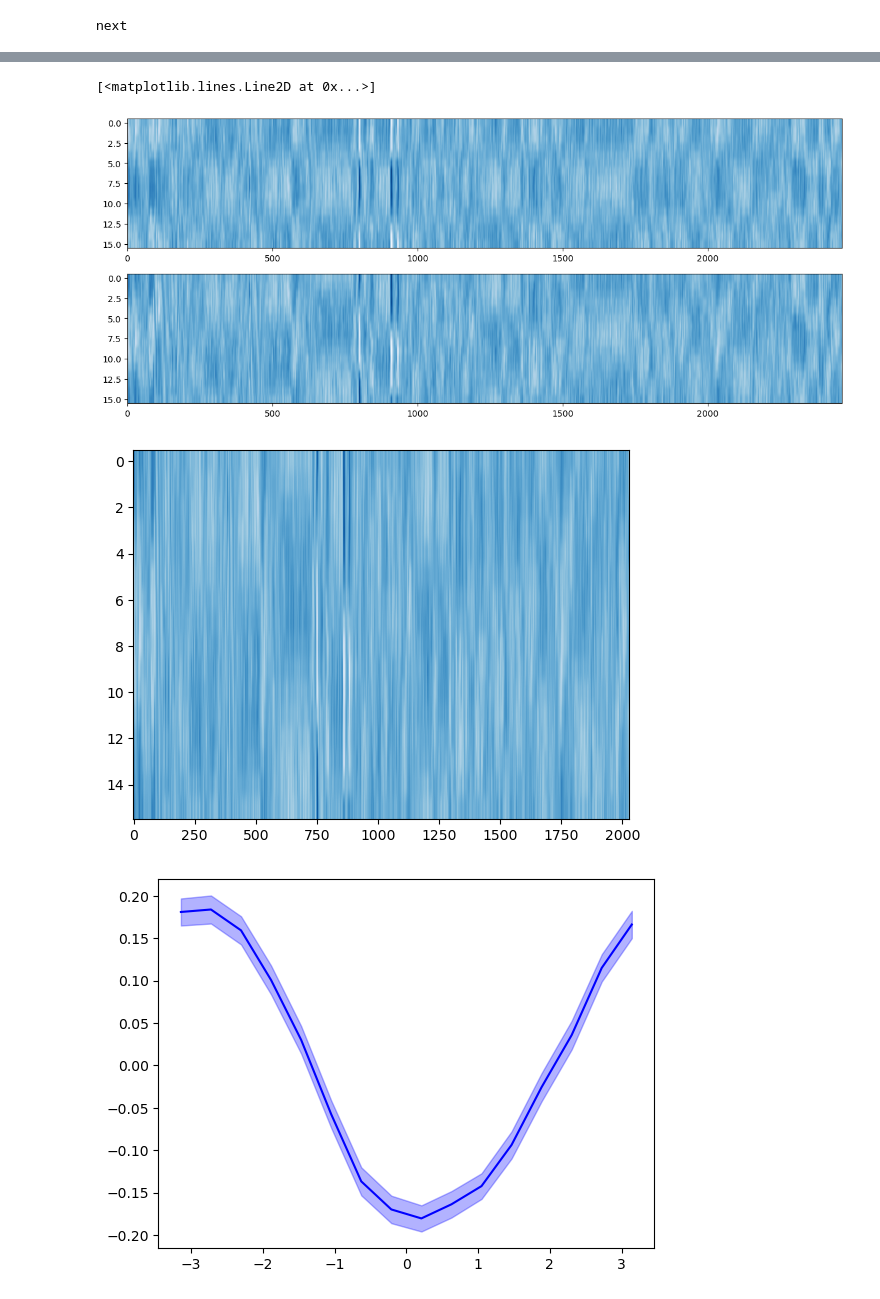
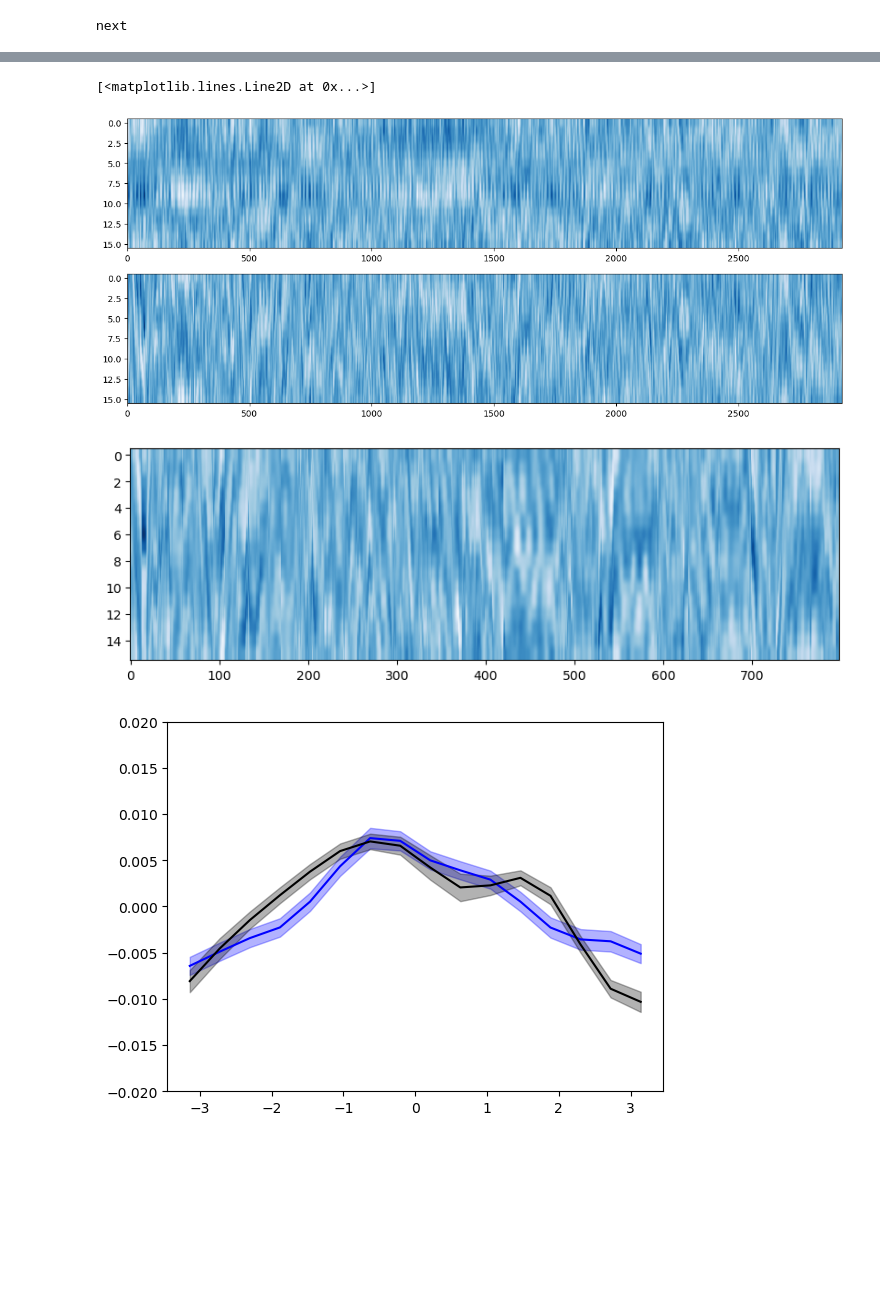
Before and after one commit to yfisher-lab/NeuromodPlasticity, a Jupyter notebook: Notebooks/ring_terminal_imaging/R4d_sytjGCaMP7f_attp2_preprocessing.ipynb, the cells around one changed output, grey strips where cells are left out. Drawn from its saved outputs; the diff is of its cells as text; code cells hidden in the pictures; blank space fills up the shorter version.

```diff
--- a/Notebooks/ring_terminal_imaging/R4d_sytjGCaMP7f_attp2_preprocessing.ipynb
+++ b/Notebooks/ring_terminal_imaging/R4d_sytjGCaMP7f_attp2_preprocessing.ipynb
@@ -62,3 +84,5 @@ if True:
 # %%
-y_sm = sp.ndimage.gaussian_filter1d(sp.ndimage.gaussian_filter1d(-y, 1, axis=-1),.7,axis=1, mode='wrap')
+# y_sm = sp.ndimage.gaussian_filter1d(sp.ndimage.gaussian_filter1d(y-1, 1, axis=-1),.7,axis=1, mode='wrap')
+y_sm = sp.ndimage.gaussian_filter1d(sp.ndimage.gaussian_filter1d(1-y, 2, axis=-1),1,axis=1, mode='wrap')
+# heading = sp.ndimage.gaussian_filter1d(sp.ndimage.median_filter(heading,(5,)),2)
 # y_sm = -y
@@ -109,6 +141,7 @@ ax.scatter(dh, dphi)
 # %%
-fig, ax= plt.subplots(3,1, figsize=[15,6], sharex=True)
-ax[0].imshow(y_sm[0,:,:] - y_sm[0,:,:].mean(axis=0), aspect='auto', cmap= 'Blues', vmin=-2, vmax=2)
+fig, ax= plt.subplots(4,1, figsize=[15,6], sharex=True)
+ax[0].imshow(y_sm[0,::-1,:], aspect='auto', cmap= 'Blues', vmin=-.2, vmax=.2)
+ax[1].imshow(y_sm[0,::-1,:]-y_sm[0,:,:].mean(axis=0,keepdims=True), aspect='auto', cmap= 'Blues') #, vmin=-2, vmax=2)
 # ax.scatter(np.arange(y.shape[-1]), 15*(phi+np.pi)/2/np.pi)
 
 print(pp.voltage_recording_aligned.columns)
@@ -116,13 +149,13 @@ print(pp.voltage_recording_aligned.columns)
 
 x = np.arange(y.shape[-1])
 print(y.shape, heading.shape)
-ax[1].scatter(x,heading)
-ax[1].scatter(x, phi)
-ax[2].scatter(x, offset)
+ax[2].scatter(x,heading)
+ax[2].scatter(x, phi)
+ax[3].scatter(x, offset)
 
-mask = (heading>-3*np.pi/4) & (heading<3*np.pi/4)
+# mask = np.abs(heading)> 1.5
 fig, ax= plt.subplots()
-ax.hist(offset[mask*rot_mask])
+ax.hist(offset[mask])
 # %% [output]
 Index(['Time(ms)', ' Start Trigger', ' Opto Trigger', ' FicTrac Cam Exp.',
        ' FicTrac Frame Proc.', ' Heading', ' Y/Index', ' Arena DAC1',
@@ -140,31 +173,56 @@ Index(['Time(ms)', ' Start Trigger', ' Opto Trigger', ' FicTrac Cam Exp.',
 # %%
 heading_ind = ((n_rois-1)*(heading+np.pi)/2/np.pi).astype(int)
 # print(heading_ind, y_sm.shape)
 
 y_sm_heading_aligned = np.zeros_like(y_sm)
 for ind in range(heading.shape[0]):
     y_sm_heading_aligned[0,:,ind] = np.roll(y_sm[0,:,ind], -heading_ind[ind])
 
 # y_sm_heading_aligned = y_sm_heading_aligned/np.linalg.norm(y_sm_heading_aligned, axis=1)
 y_sm_heading_aligned = y_sm_heading_aligned - y_sm_heading_aligned.mean(axis=1)
 
+
 fig, ax= plt.subplots(2,1, figsize=[15,6])
-ax[0].imshow(y_sm[0,:, :] - y_sm[0,:,:].mean(axis=0), cmap='Blues',aspect='auto')
+ax[0].imshow(y_sm[0,:, :] - y_sm[0,:,:].mean(axis=0,keepdims=True), cmap='Blues',aspect='auto')
 ax[1].imshow(y_sm_heading_aligned[0,:,:], cmap='Blues',aspect='auto')
 
 # y_sm_ha = y
-mu = y_sm_heading_aligned[:,:,mask*rot_mask].mean(axis=-1)[0,:]
-sem = sp.stats.sem(y_sm_heading_aligned[:,:,mask*rot_mask], axis=-1)[0,:]
+mu = y_sm_heading_aligned[:,:,mask].mean(axis=-1)[0,:]
+sem = sp.stats.sem(y_sm_heading_aligned[:,:,mask], axis=-1)[0,:]
 print(mu.shape, sem.shape)
-fig, ax = plt.subplots()
-ax.imshow(y_sm_heading_aligned[:,:,mask][0,:,:], cmap='Blues', aspect='auto')
+fig, ax = plt.subplots(figsize=[10,3])
+ax.imshow(y_sm_heading_aligned[0,:,mask].T, cmap='Blues', aspect='auto')
 
 fig, ax= plt.subplots()
 ax.fill_between(np.linspace(-np.pi, np.pi, num=n_rois), mu-sem, mu+sem, alpha=.3, color='blue')
 ax.plot(np.linspace(-np.pi, np.pi, num=n_rois), mu, color='blue')
+ax.set_ylim([-.02,.02])
+
+
+_mu = (y_sm[:,:,mask] - y_sm[:,:,mask].mean(axis=1,keepdims=True)).mean(axis=-1)[0,:]
+_sem = sp.stats.sem(y_sm[:,:,mask]-y_sm[:,:,mask].mean(axis=1, keepdims=True), axis=-1)[0,:]
+ax.fill_between(np.linspace(-np.pi, np.pi, num=n_rois), _mu-_sem, _mu+_sem, alpha=.3, color='black')
+ax.plot(np.linspace(-np.pi, np.pi, num=n_rois), _mu, color='black')
+# rng = np.random.default_rng()
+# mu_shuff = np.zeros([n_rois,1000])
+# y_sm_dm = y_sm - y_sm.mean(axis=1,keepdims=True)
+# for s in range(1000):
+#     head_shuff = np.roll(heading_ind, rng.integers(0,y_sm.shape[-1]))
+#     y_h_shuff = np.zeros_like(y_sm)
+#     for ind in range(heading.shape[0]):
+#         y_h_shuff[0,:,ind] = np.roll(y_sm_dm[0,:,ind], -head_shuff[ind])
+
+#     mu_shuff[:,s] = y_h_shuff.mean(axis=-1)[0,:]
+
+
+# _mu = mu_shuff.mean(axis=-1)
+# _lb, _ub = np.nanpercentile(mu_shuff, 2.5, axis=-1), np.nanpercentile(mu_shuff, 97.5, axis=-1)
+
+# ax.fill_between(np.linspace(-np.pi, np.pi, num=n_rois), _lb, _ub, alpha=.3, color='black')
+# ax.plot(np.linspace(-np.pi, np.pi, num=n_rois), mu_shuff.mean(axis=-1), color='black')
 # %% [output]
 (16,) (16,)
 [<matplotlib.lines.Line2D at 0x...>]
-[figure, old version]
+[figure, new version]
-[figure, old version]
+[figure, new version]
-[figure, old version]
+[figure, new version]
```
Also changed, not shown: parts of 18 cells of this notebook, 14 other files.
